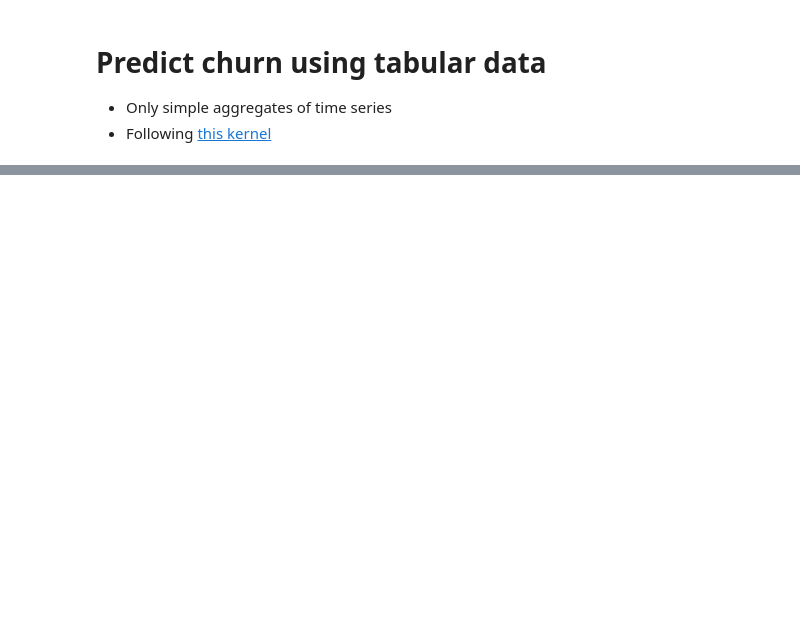
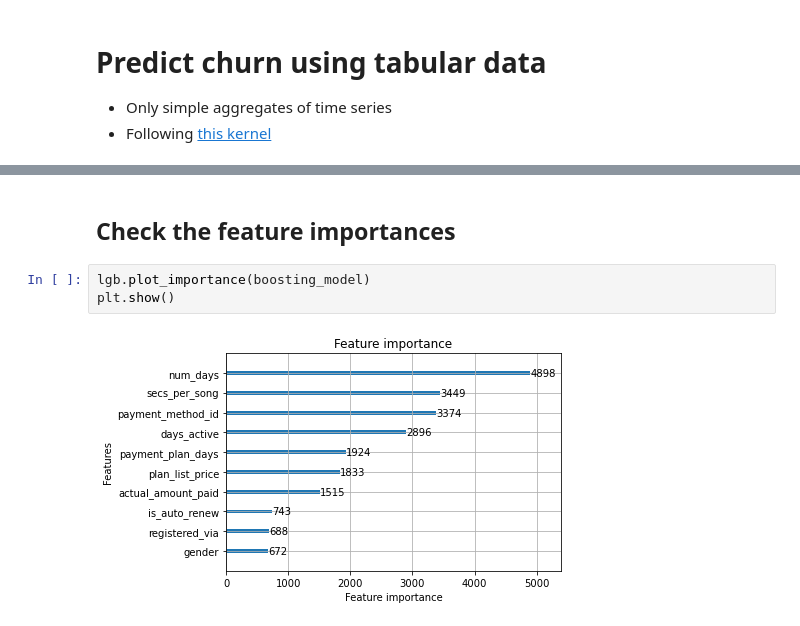
Before and after one commit to koulakis/churn-prediction-with-time-series, a Jupyter notebook: churn_prediction_using_tabular_data.ipynb, the cells around one changed output, grey strips where cells are left out. Drawn from its saved outputs; the diff is of its cells as text; blank space fills up the shorter version.

```diff
--- a/churn_prediction_using_tabular_data.ipynb
+++ b/churn_prediction_using_tabular_data.ipynb
@@ -203,0 +115,7 @@ plt.show()
+# %% [markdown]
+## Check the feature importances
+# %%
+lgb.plot_importance(boosting_model)
+plt.show()
+# %% [output]
+[figure, added]
```
Also changed, not shown: parts of 40 cells of this notebook, 2 other files.
